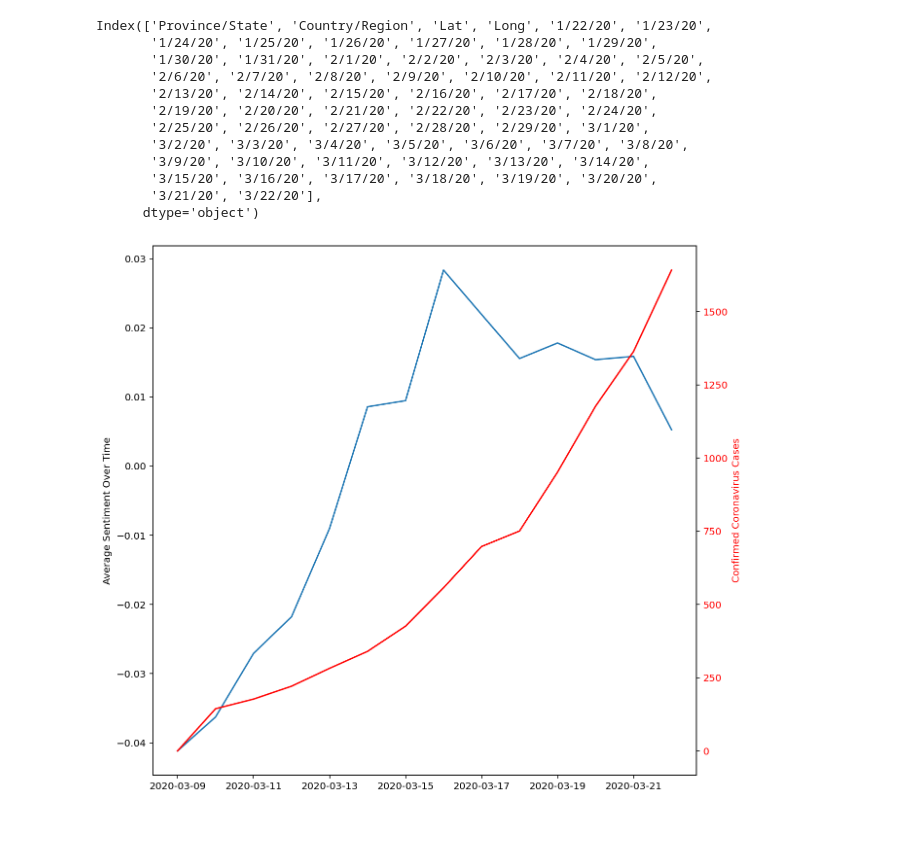
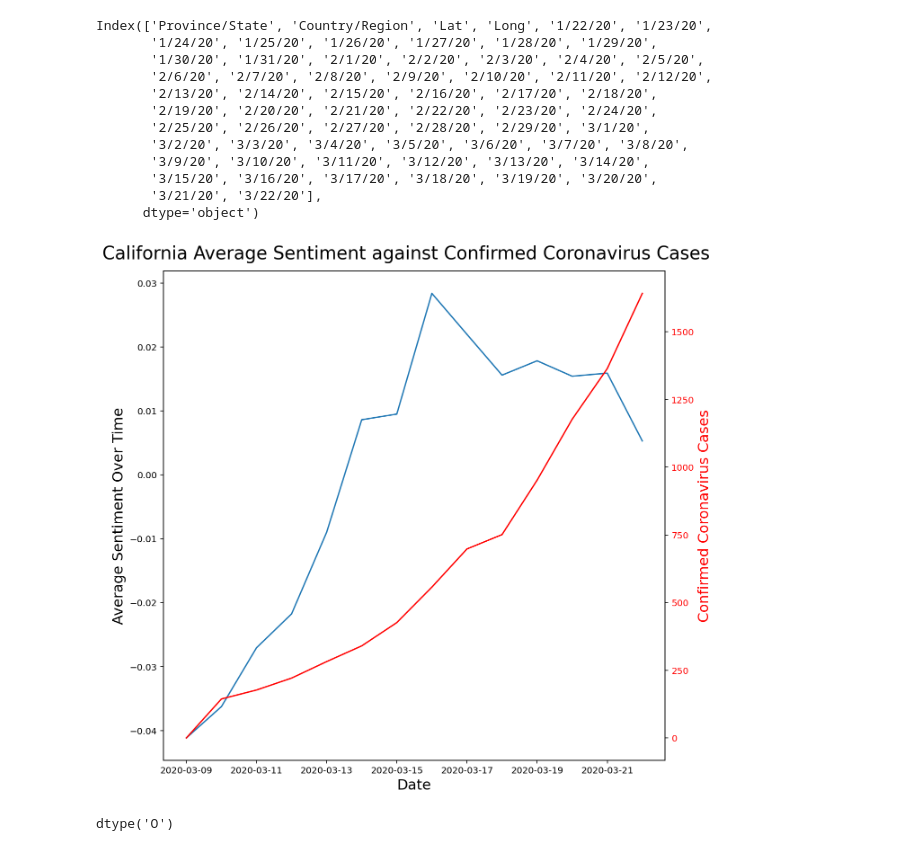
Before and after one commit to jtsliu/metis-project5-coronavirus, a Jupyter notebook: 6-visualizations.ipynb, the cells around one changed output. Cells and saved outputs as stored; diff of their text form; code cells hidden in the pictures.

Commit message:
Made visualization for each state (sentiment vs number of cases)

```diff
--- a/6-visualizations.ipynb
+++ b/6-visualizations.ipynb
@@ -87,15 +68,18 @@ state_cases.columns = ['california']
 state_cases = state_cases['california'].tolist()
 # %%
 fig = plt.figure(figsize=(10,10))
-
+fig.suptitle(f'California Average Sentiment against Confirmed Coronavirus Cases', fontsize=20, y=0.92)
 ax1 = fig.add_subplot(111)
 ax1.plot(dates, average_sentiment)
-ax1.set_ylabel('Average Sentiment Over Time')
+ax1.set_ylabel('Average Sentiment Over Time', fontsize=16)
+ax1.set_xlabel('Date', fontsize=16)
 
 ax2 = ax1.twinx()
 ax2.plot(dates, state_cases, 'r-')
-ax2.set_ylabel('Confirmed Coronavirus Cases', color='r')
+ax2.set_ylabel('Confirmed Coronavirus Cases', color='r', fontsize=16)
 for t1 in ax2.get_yticklabels():
     t1.set_color('r')
+
+plt.savefig('tweets/images/california_sentiment_vs_cases.png')
 # %% [output]
-[figure, old version]
+[figure, new version]
@@ -101,0 +88,4 @@ for t1 in ax2.get_yticklabels():
+# %%
+df['created_at'].dtypes
+# %% [output]
+dtype('O')
```
Also changed, not shown: parts of 8 cells of this notebook, 1 other file.
